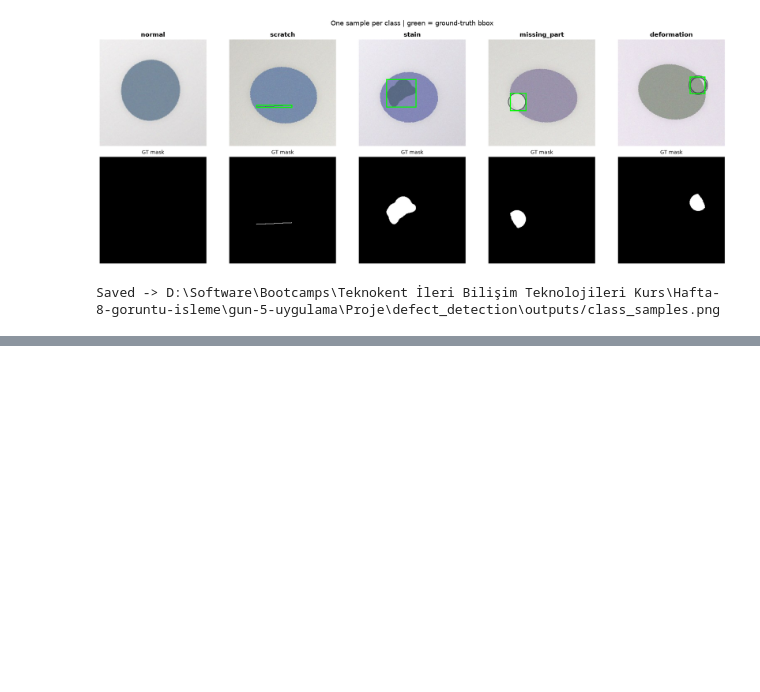
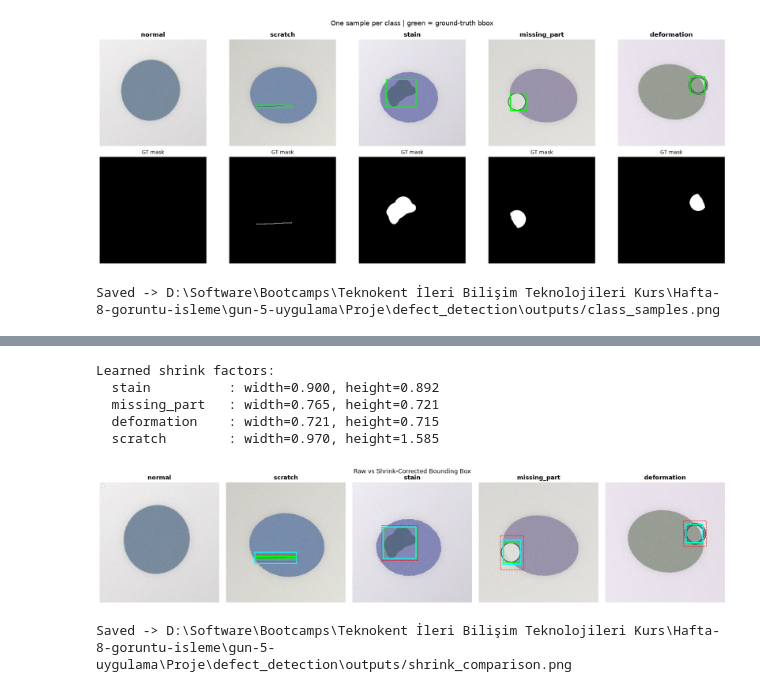
Before and after one commit to serdararici/opencv-defect-detection, a Jupyter notebook: notebooks/exploration.ipynb, the cells around one changed output, grey strips where cells are left out. Drawn from its saved outputs; the diff is of its cells as text; code cells hidden in the pictures; blank space fills up the shorter version.

```diff
--- a/notebooks/exploration.ipynb
+++ b/notebooks/exploration.ipynb
@@ -94,0 +155,66 @@ Saved -> D:\Software\Bootcamps\Teknokent İleri Bilişim Teknolojileri Kurs\Haft
+# %%
+# Compare raw vs shrink-corrected bbox for one elongated example (scratch)
+# This demonstrates why shrink correction matters
+
+import sys
+sys.path.append("..")
+from src.predict import learn_shrink_factors, shrink_box
+from src.train import load_labels
+
+shrink_factors = learn_shrink_factors(train_rows)
+print("Learned shrink factors:")
+for cls, (fw, fh) in shrink_factors.items():
+    print(f"  {cls:15s}: width={fw:.3f}, height={fh:.3f}")
+
+fig, axes = plt.subplots(1, 5, figsize=(18, 4))
+
+for ci, cname in enumerate(CLASSES):
+    sample = next(r for r in train_rows if r["class_name"] == cname)
+    img = imread_unicode(f"{TRAIN_DIR}/images/{sample['image_id']}")
+    img_rgb = cv2.cvtColor(img, cv2.COLOR_BGR2RGB)
+
+    _, raw_box = segment_defect(img)
+    if cname != "normal" and raw_box != (0, 0, 0, 0):
+        fx, fy = shrink_factors.get(cname, (1.0, 1.0))
+        corrected_box = shrink_box(raw_box, fx, fy)
+    else:
+        corrected_box = raw_box
+
+    axes[ci].imshow(img_rgb)
+    gx1, gy1, gx2, gy2 = (int(sample[k]) for k in ["x1", "y1", "x2", "y2"])
+    if (gx1, gy1, gx2, gy2) != (0, 0, 0, 0):
+        axes[ci].add_patch(patches.Rectangle(
+            (gx1, gy1), gx2 - gx1, gy2 - gy1,
+            linewidth=2, edgecolor="lime", facecolor="none", label="GT"))
+    if raw_box != (0, 0, 0, 0):
+        rx1, ry1, rx2, ry2 = raw_box
+        axes[ci].add_patch(patches.Rectangle(
+            (rx1, ry1), rx2 - rx1, ry2 - ry1,
+            linewidth=1, edgecolor="red", facecolor="none",
+            linestyle="--", label="raw pred"))
+    if corrected_box != (0, 0, 0, 0):
+        cx1, cy1, cx2, cy2 = corrected_box
+        axes[ci].add_patch(patches.Rectangle(
+            (cx1, cy1), cx2 - cx1, cy2 - cy1,
+            linewidth=2, edgecolor="cyan", facecolor="none", label="shrink-corrected"))
+
+    axes[ci].set_title(cname, fontweight="bold")
+    axes[ci].axis("off")
+
+axes[0].legend(loc="upper left", fontsize=7,
+                labels=["GT (green)", "raw pred (red, dashed)", "corrected (cyan)"])
+plt.suptitle("Raw vs Shrink-Corrected Bounding Box")
+plt.tight_layout()
+
+save_path = f"{OUTPUT_DIR}/shrink_comparison.png"
+plt.savefig(save_path, dpi=100, bbox_inches="tight")
+plt.show()
+print(f"Saved -> {save_path}")
+# %% [output]
+Learned shrink factors:
+  stain          : width=0.900, height=0.892
+  missing_part   : width=0.765, height=0.721
+  deformation    : width=0.721, height=0.715
+  scratch        : width=0.970, height=1.585
+[figure, added]
+Saved -> D:\Software\Bootcamps\Teknokent İleri Bilişim Teknolojileri Kurs\Hafta-8-goruntu-isleme\gun-5-uygulama\Proje\defect_detection\outputs/shrink_comparison.png
```
Also changed, not shown: parts of 3 cells of this notebook, 2 other files.
